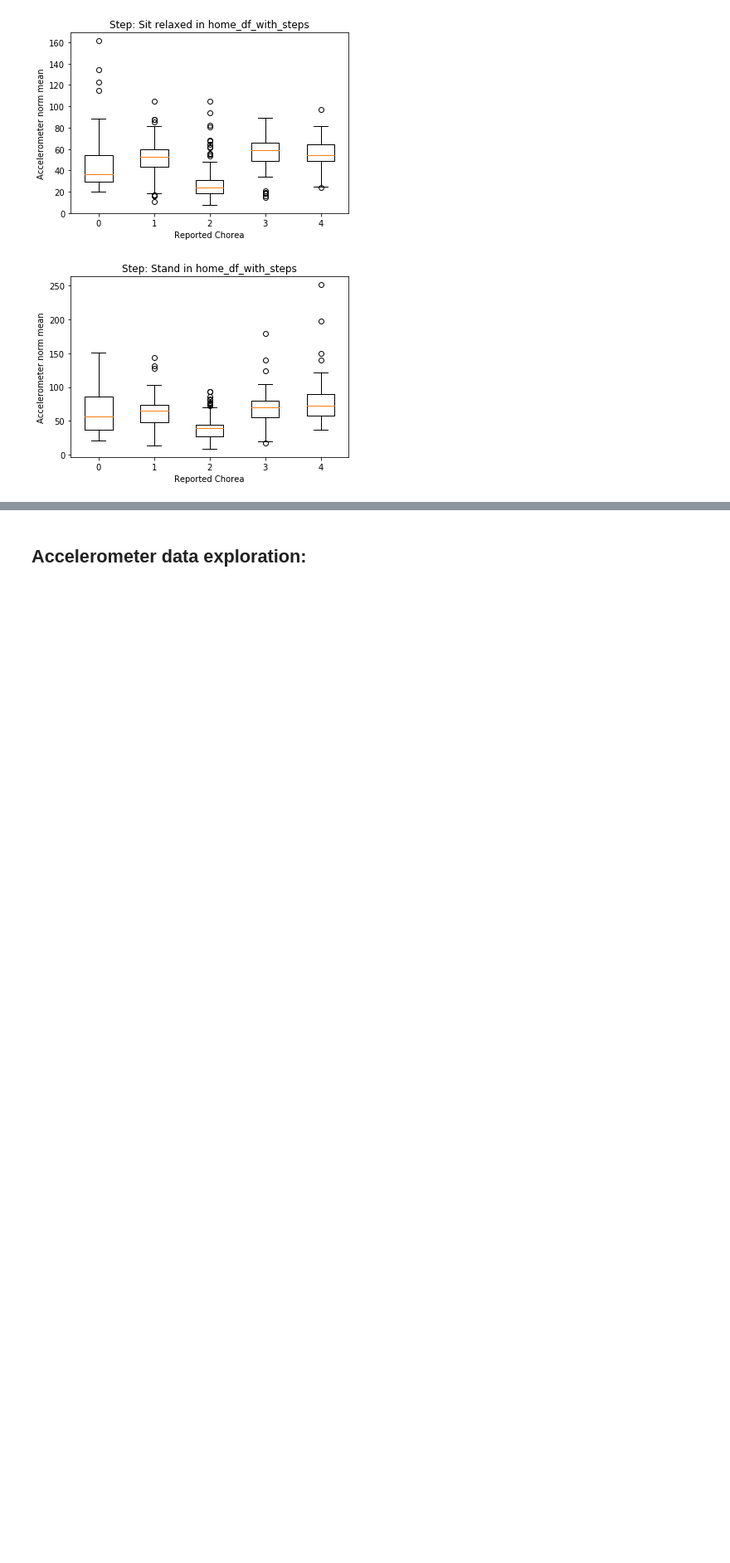
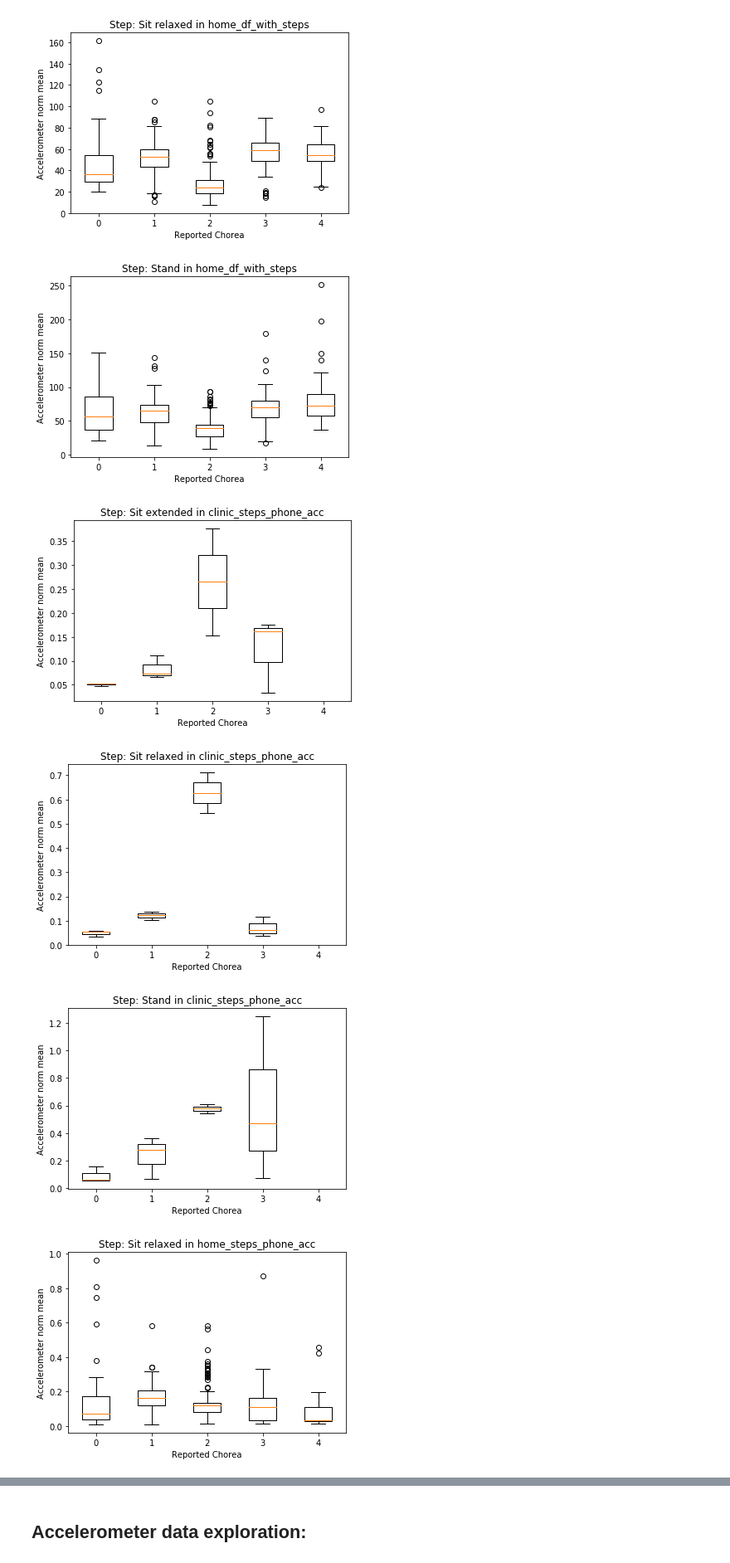
Before and after one commit to ShaniSarusi/DS-rep, a Jupyter notebook: Teva/data_statistical_inspection.ipynb, the cells around one changed output, grey strips where cells are left out. Shown at 83% size. Drawn from its saved outputs; the diff is of its cells as text; code cells hidden in the pictures; blank space fills up the shorter version.

```diff
--- a/Teva/data_statistical_inspection.ipynb
+++ b/Teva/data_statistical_inspection.ipynb
@@ -629,3 +629,25 @@ for df in [clinic_steps_df, home_steps_df]:
 [figure]
 [figure]
 [figure]
+# %%
+discrete_report_values = c.report_values
+for df in [clinic_steps_phone_acc_df, home_steps_phone_acc_df]:
+    for step in static_steps:
+        if step in df['step_name'].unique().tolist():
+            step_df = df[df['step_name']==step]
+            agg = step_df[['assessment_id', 'step_name', 'acc_abs_delta', 'patient_report_value']]\
+                  .groupby(['assessment_id', 'step_name'], as_index=False).agg('mean')
+            boxes_vals = [np.asarray(agg['acc_abs_delta'][agg['patient_report_value'] == x]) for x in discrete_report_values]
+            plt.boxplot(boxes_vals)
+            plt.xticks(range(min_val+1, max_val+2), range(5))
+#             plt.ylim((920, 1100))
+            plt.xlabel('Reported Chorea')
+            plt.ylabel('Accelerometer norm mean')
+            plt.title('Step: %s in %s' % (step, df.name))
+            plt.show()
+            plt.close()
+# %% [output]
+[figure, added]
+[figure, added]
+[figure, added]
+[figure, added]
```
Also changed, not shown: parts of 2 cells of this notebook.
